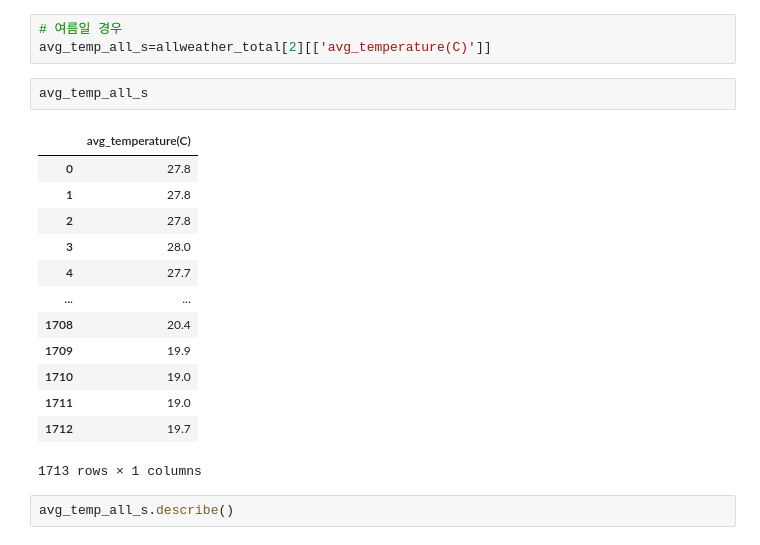
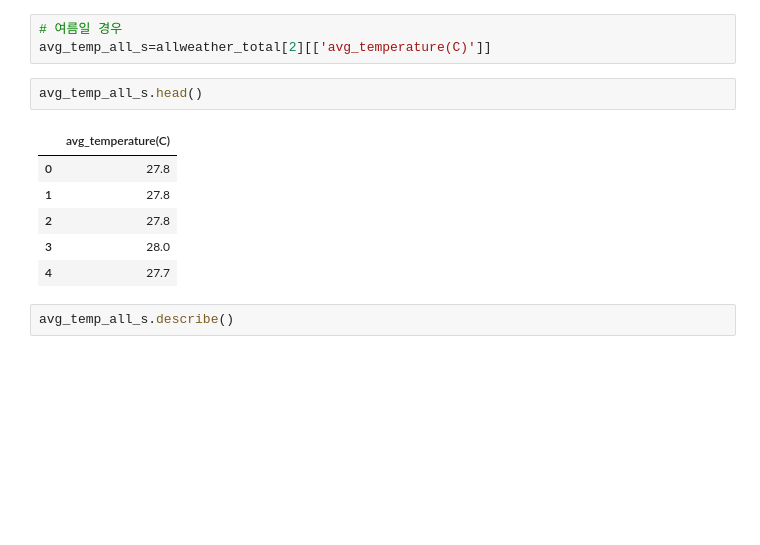
Before and after one commit to jiwoo-coding/aiai, a Jupyter notebook: Data_preprocess(weather).ipynb, the cells around one changed output. Drawn from its saved outputs; the diff is of its cells as text; blank space fills up the shorter version.

```diff
--- a/Data_preprocess(weather).ipynb
+++ b/Data_preprocess(weather).ipynb
@@ -683,21 +669,14 @@ print(f'발생일:{np.median(avg_temp_occur)}, 발생전:{np.median(avg_temp_all
 # 여름일 경우
 avg_temp_all_s=allweather_total[2][['avg_temperature(C)']]
 # %%
-avg_temp_all_s
+avg_temp_all_s.head()
 # %% [output]
 |  | avg_temperature(C) |
 | 0 | 27.8 |
 | 1 | 27.8 |
 | 2 | 27.8 |
 | 3 | 28.0 |
 | 4 | 27.7 |
-| ... | ... |
-| 1708 | 20.4 |
-| 1709 | 19.9 |
-| 1710 | 19.0 |
-| 1711 | 19.0 |
-| 1712 | 19.7 |
-1713 rows × 1 columns
 # %%
 avg_temp_all_s.describe()
 # %% [output]
```
Also changed, not shown: parts of 19 cells of this notebook.
